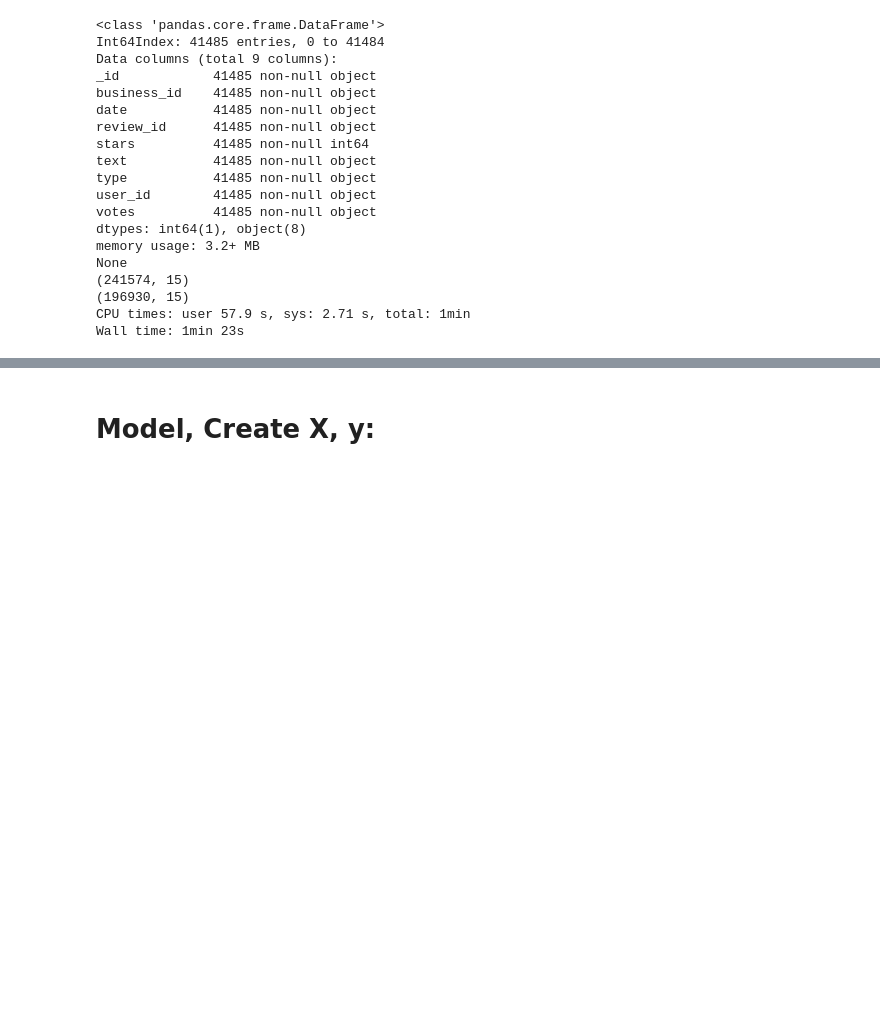
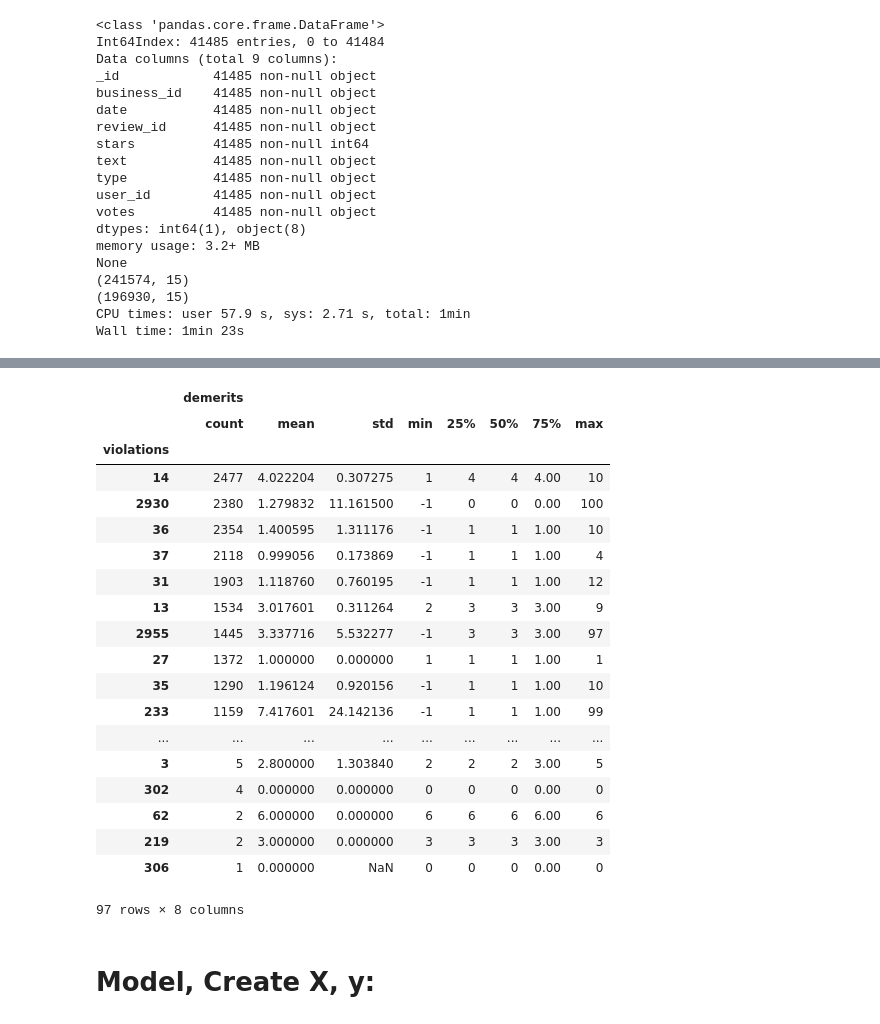
Before and after one commit to tbackes/yelp-health, a Jupyter notebook: code/yelp-features.ipynb, the cells around one changed output, grey strips where cells are left out. Saved outputs shown, nothing was run; the diff lists cells and outputs as text; code cells hidden in the pictures; blank space fills up the shorter version.

```diff
--- a/code/yelp-features.ipynb
+++ b/code/yelp-features.ipynb
@@ -214,3 +423,27 @@ Wall time: 1min 23s
+# %%
+I_NV[I_NV.n_viol==1].groupby('violations').describe()\
+    [['demerits']].unstack(-1).sort_values(('demerits','count'), ascending=False)
+# %% [output]
+|  | demerits |  |  |  |  |  |  |  |
+|  | count | mean | std | min | 25% | 50% | 75% | max |
+| violations |  |  |  |  |  |  |  |  |
+| 14 | 2477 | 4.022204 | 0.307275 | 1 | 4 | 4 | 4.00 | 10 |
+| 2930 | 2380 | 1.279832 | 11.161500 | -1 | 0 | 0 | 0.00 | 100 |
+| 36 | 2354 | 1.400595 | 1.311176 | -1 | 1 | 1 | 1.00 | 10 |
+| 37 | 2118 | 0.999056 | 0.173869 | -1 | 1 | 1 | 1.00 | 4 |
+| 31 | 1903 | 1.118760 | 0.760195 | -1 | 1 | 1 | 1.00 | 12 |
+| 13 | 1534 | 3.017601 | 0.311264 | 2 | 3 | 3 | 3.00 | 9 |
+| 2955 | 1445 | 3.337716 | 5.532277 | -1 | 3 | 3 | 3.00 | 97 |
+| 27 | 1372 | 1.000000 | 0.000000 | 1 | 1 | 1 | 1.00 | 1 |
+| 35 | 1290 | 1.196124 | 0.920156 | -1 | 1 | 1 | 1.00 | 10 |
+| 233 | 1159 | 7.417601 | 24.142136 | -1 | 1 | 1 | 1.00 | 99 |
+| ... | ... | ... | ... | ... | ... | ... | ... | ... |
+| 3 | 5 | 2.800000 | 1.303840 | 2 | 2 | 2 | 3.00 | 5 |
+| 302 | 4 | 0.000000 | 0.000000 | 0 | 0 | 0 | 0.00 | 0 |
+| 62 | 2 | 6.000000 | 0.000000 | 6 | 6 | 6 | 6.00 | 6 |
+| 219 | 2 | 3.000000 | 0.000000 | 3 | 3 | 3 | 3.00 | 3 |
+| 306 | 1 | 0.000000 | NaN | 0 | 0 | 0 | 0.00 | 0 |
+97 rows × 8 columns
 # %% [markdown]
 # Model, Create X, y:
 # %%
```
Also changed, not shown: parts of 31 cells of this notebook, 1 other file.
